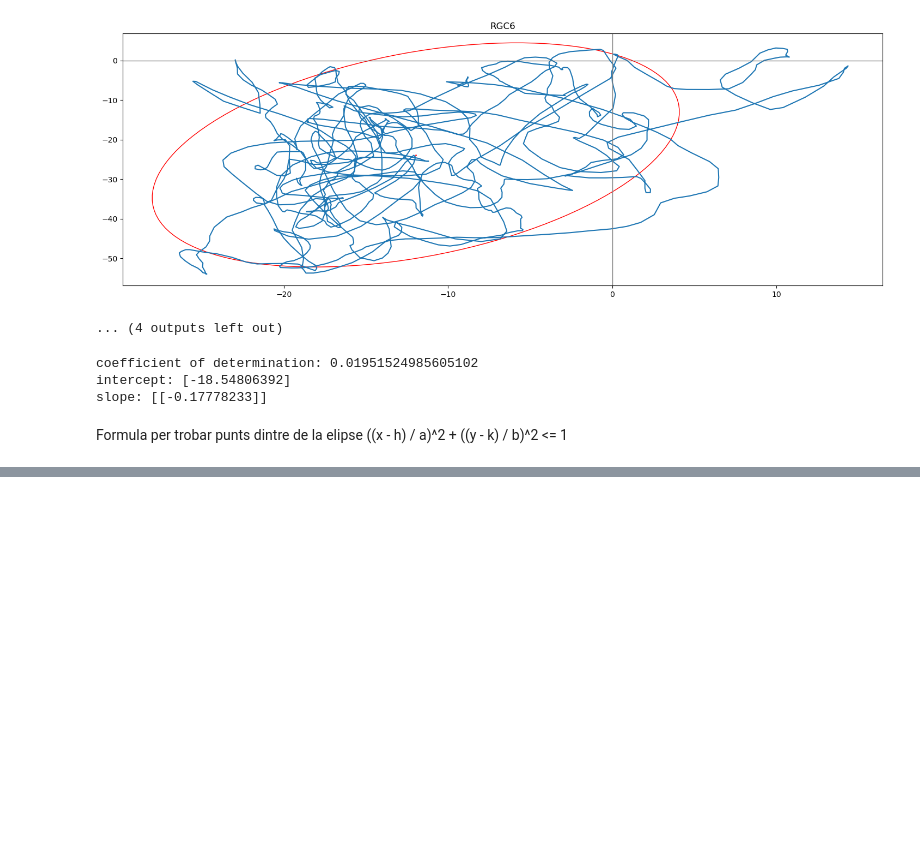
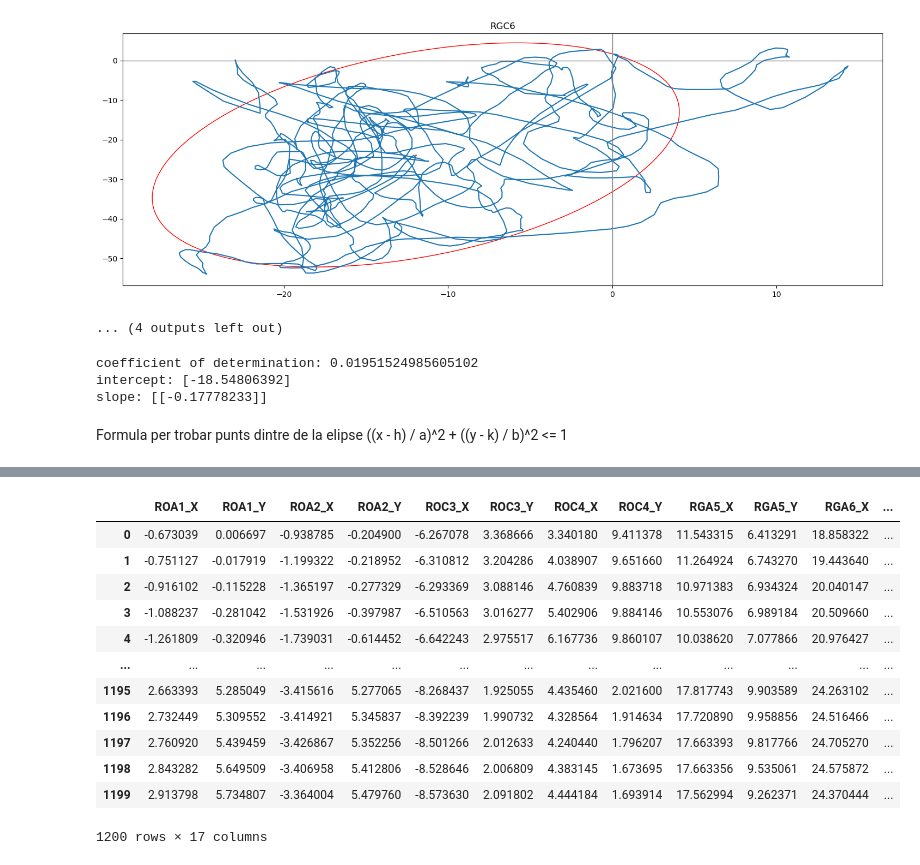
Before and after one commit to PauFuentesH/TFG_PauFuentes, a Jupyter notebook: posturograf.ipynb, the cells around one changed output, grey strips where cells are left out. Saved outputs shown, nothing was run; the diff lists cells and outputs as text; code cells hidden in the pictures; blank space fills up the shorter version.

```diff
--- a/posturograf.ipynb
+++ b/posturograf.ipynb
@@ -896,3 +896,42 @@ def points_inside_ellipse(points, center, a, b):
         if is_point_inside_ellipse(point, center, a, b):
             inside_points.append(point)
     return inside_points
+# %%
+if False:
+    reader = pd.read_csv("C:/Users/Usuario/OneDrive/Escritorio/Universitat/TFG/Mataro_postu_IMU/2023051603_sve_pp52f.txt", delimiter="\t", encoding="ansi", chunksize=1)
+    df_dades = reader.get_chunk()
+    print(df_dades)
+    print(df_dades.columns)
+
+    count=0
+    for i in df_dades.columns:
+        print(i, count)
+        count+=1
+
+
+#reader = pd.read_csv("../../dades/dades posturograf/2022071305_sve_FJ52F.txt", delimiter="\t", encoding="ansi", chunksize=2)
+reader = pd.read_csv("C:/Users/Usuario/OneDrive/Escritorio/Universitat/TFG/Mataro_postu_IMU/2023051603_sve_pp52f.txt", delimiter="\t", encoding="ansi", skiprows=1, chunksize=1, header=None)
+
+df_dades = reader.get_chunk()
+#print(df_dades)
+#print(df_dades.columns)
+#num_test = df_dades[['Nº_ROA','Nº_ROC','Nº_RGA','Nº_RGC']].values.tolist()
+
+#'Nº_test', 'Val_test',Rep_test', 'EstML_test', 'EstAP_test'
+roa = df_dades.iloc[:,16:21].values.tolist()
+roc = df_dades.iloc[:,21:26].values.tolist()
+rga = df_dades.iloc[:,26:31].values.tolist()
+rgc = df_dades.iloc[:,31:36].values.tolist()
+
+##SOM VIS VEST
+result = df_dades.iloc[:,53:56].values.tolist()
+
+print(roa)
+print(roc)
+print(rga)
+print(rgc)
+print(result)
+
+num_test = roa[0][0] + roc[0][0] + rga[0][0] + rgc[0][0]
+print("Total tests")
+print(num_test)
@@ -898,0 +946,18 @@ def points_inside_ellipse(points, center, a, b):
+# %%
+reader = pd.read_csv("C:/Users/Usuario/OneDrive/Escritorio/Universitat/TFG/Mataro_postu_IMU/2023051603_sve_pp52f.txt", delimiter="\t", encoding="ansi",skiprows=(17+int(num_test)), chunksize=1200, index_col=False)
+df_dades_postu_XY = reader.get_chunk()
+df_dades_postu_XY
+# %% [output]
+|  | ROA1_X | ROA1_Y | ROA2_X | ROA2_Y | ROC3_X | ROC3_Y | ROC4_X | ROC4_Y | RGA5_X | RGA5_Y | RGA6_X | ... |
+| 0 | -0.673039 | 0.006697 | -0.938785 | -0.204900 | -6.267078 | 3.368666 | 3.340180 | 9.411378 | 11.543315 | 6.413291 | 18.858322 | ... |
+| 1 | -0.751127 | -0.017919 | -1.199322 | -0.218952 | -6.310812 | 3.204286 | 4.038907 | 9.651660 | 11.264924 | 6.743270 | 19.443640 | ... |
+| 2 | -0.916102 | -0.115228 | -1.365197 | -0.277329 | -6.293369 | 3.088146 | 4.760839 | 9.883718 | 10.971383 | 6.934324 | 20.040147 | ... |
+| 3 | -1.088237 | -0.281042 | -1.531926 | -0.397987 | -6.510563 | 3.016277 | 5.402906 | 9.884146 | 10.553076 | 6.989184 | 20.509660 | ... |
+| 4 | -1.261809 | -0.320946 | -1.739031 | -0.614452 | -6.642243 | 2.975517 | 6.167736 | 9.860107 | 10.038620 | 7.077866 | 20.976427 | ... |
+| ... | ... | ... | ... | ... | ... | ... | ... | ... | ... | ... | ... | ... |
+| 1195 | 2.663393 | 5.285049 | -3.415616 | 5.277065 | -8.268437 | 1.925055 | 4.435460 | 2.021600 | 17.817743 | 9.903589 | 24.263102 | ... |
+| 1196 | 2.732449 | 5.309552 | -3.414921 | 5.345837 | -8.392239 | 1.990732 | 4.328564 | 1.914634 | 17.720890 | 9.958856 | 24.516466 | ... |
+| 1197 | 2.760920 | 5.439459 | -3.426867 | 5.352256 | -8.501266 | 2.012633 | 4.240440 | 1.796207 | 17.663393 | 9.817766 | 24.705270 | ... |
+| 1198 | 2.843282 | 5.649509 | -3.406958 | 5.412806 | -8.528646 | 2.006809 | 4.383145 | 1.673695 | 17.663356 | 9.535061 | 24.575872 | ... |
+| 1199 | 2.913798 | 5.734807 | -3.364004 | 5.479760 | -8.573630 | 2.091802 | 4.444184 | 1.693914 | 17.562994 | 9.262371 | 24.370444 | ... |
+1200 rows × 17 columns
```
Also changed, not shown: parts of 51 cells of this notebook, 1 other file.
